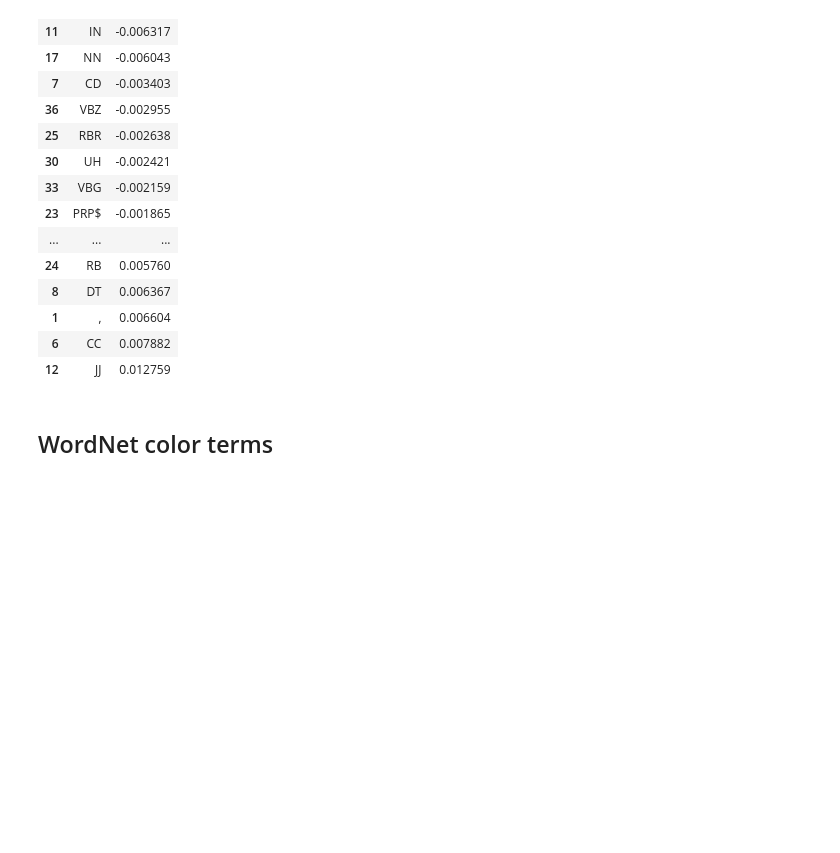
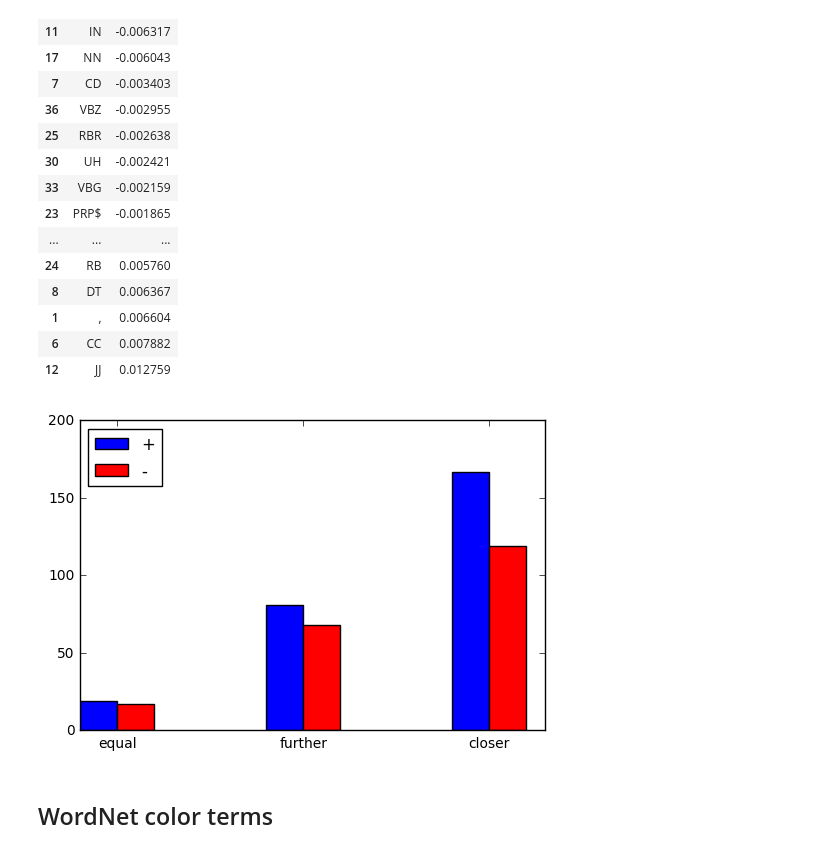
Before and after one commit to futurulus/coop-nets, a Jupyter notebook: behavioralAnalysis/comparison-big.ipynb, the cells around one changed output. Saved outputs shown, nothing was run; the diff lists cells and outputs as text; code cells hidden in the pictures; blank space fills up the shorter version.

```diff
--- a/behavioralAnalysis/comparison-big.ipynb
+++ b/behavioralAnalysis/comparison-big.ipynb
@@ -417,6 +360,45 @@ pd.DataFrame(list(count_tags(improved).sub(count_tags(declined), fill_value=0.0)
 | 1 | , | 0.006604 |
 | 6 | CC | 0.007882 |
 | 12 | JJ | 0.012759 |
+# %%
+def accuracy_by_feature(output, func, bounds):
+    output['feature_val'] = [func(row) for i, row in output.iterrows()]
+    group_nums = sorted(set(output['feature_val']))
+    groups = [output.query("feature_val == {}".format(repr(num)))
+              for num in group_nums]
+    accs = np.array([sum(g['outcome']) for g in groups])
+    errs = np.array([30.0 for g in groups])
+    if bounds is None:
+        lower_errs = errs
+        upper_errs = errs
+    else:
+        lower_errs = np.minimum(accs - bounds[0], errs)
+        upper_errs = np.minimum(bounds[1] - accs, errs)
+    return group_nums, accs, [lower_errs, upper_errs]
+
+def plot_num_examples_by_feature(func, outputs, keys, colors, save=None, bounds=(50, 100)):
+    width = 0.2
+    all_nums = set()
+    for i, (output, color) in enumerate(zip(outputs, colors)):
+        nums, accs, errs = accuracy_by_feature(output, func, bounds=bounds)
+        plt.bar(np.array(nums) + i * width, accs, width, color=color, ecolor='k')
+        if bounds is not None:
+            plt.ylim(bounds)
+        all_nums.update(nums)
+    all_nums = sorted(all_nums)
+    plt.xticks(np.array(all_nums) + len(outputs) * 0.5 * width, ('equal', 'further', 'closer'))
+    plt.legend(keys, loc='upper left')
+    if save is not None:
+        plt.savefig(os.path.expanduser(save), format='eps', bbox_inches='tight')
+
+def ind_condition(row):
+    return ('equal', 'further', 'closer').index(row['condition_l0'])
+
+improved['outcome'] = improved['outcome_l2']
+declined['outcome'] = declined['outcome_l0']
+plot_num_examples_by_feature(ind_condition, [improved, declined], ['+', '-'], ['b', 'r'], bounds=(0, 200))
+# %% [output]
+[figure, added]
 # %% [markdown]
 WordNet color terms
 ---
```
Also changed, not shown: parts of 20 cells of this notebook, 3 other files.
